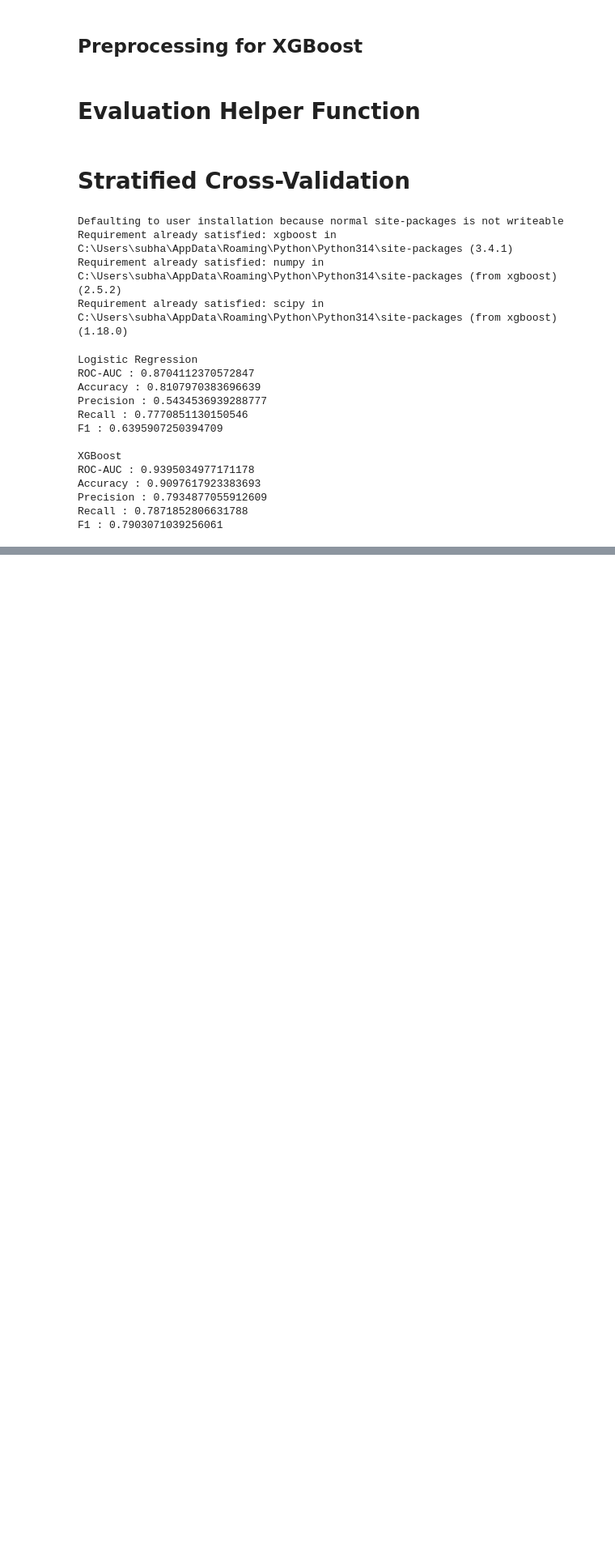
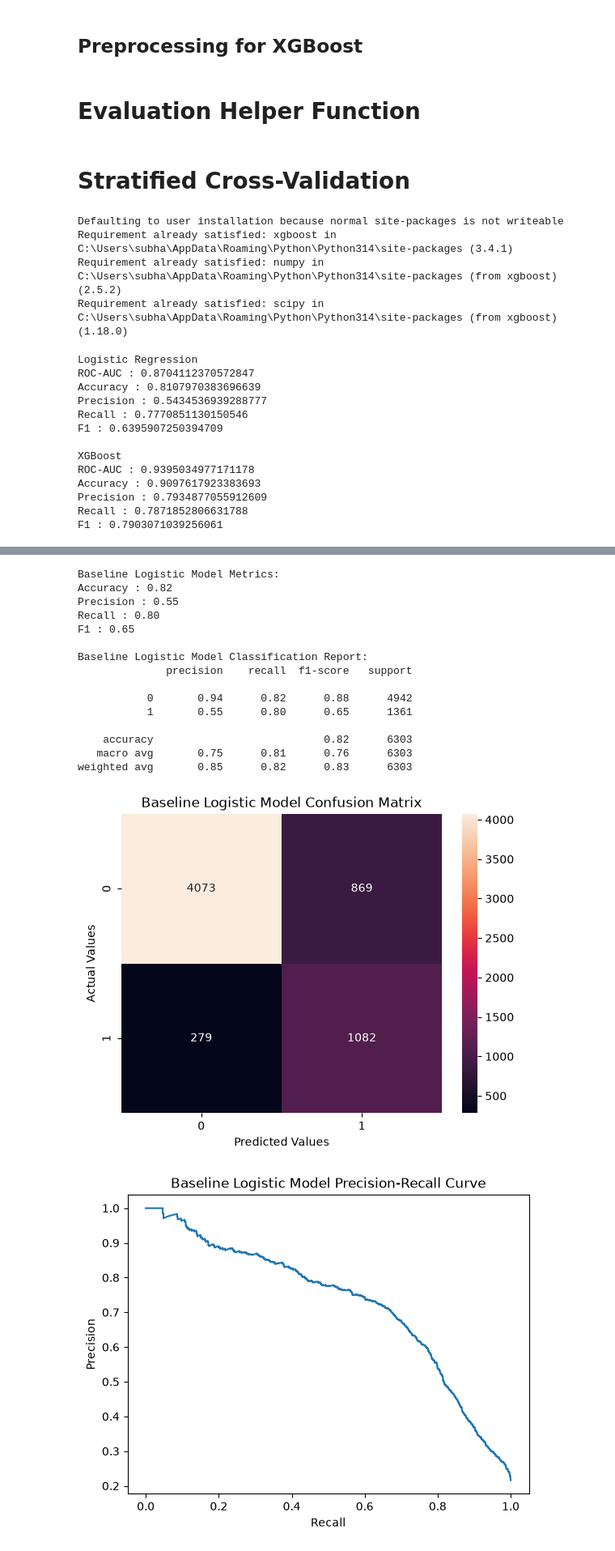
Before and after one commit to subhajit404/Credit-Risk-ML-System, a Jupyter notebook: main.ipynb, the cells around one changed output, grey strips where cells are left out. Shown at 81% size. Cells and saved outputs as stored; diff of their text form; code cells hidden in the pictures; blank space fills up the shorter version.

Commit message:
Baseline Model — Logistic Regression

```diff
--- a/main.ipynb
+++ b/main.ipynb
@@ -368,0 +371,7 @@ F1 : 0.7903071039256061
+# %%
+from sklearn.pipeline import Pipeline
+baseline_model = Pipeline([
+    ('preprocessor', preprocessor_lr),
+    ('classifier', LogisticRegression(class_weight= "balanced"))
+])
+baseline_model.fit(X_train, y_train)
@@ -368,0 +396,20 @@ F1 : 0.7903071039256061
+# %%
+evaluate_model("Baseline Logistic Model", baseline_model ,X_test, y_test)
+# %% [output]
+Baseline Logistic Model Metrics:
+Accuracy : 0.82
+Precision : 0.55
+Recall : 0.80
+F1 : 0.65
+
+Baseline Logistic Model Classification Report:
+              precision    recall  f1-score   support
+
+           0       0.94      0.82      0.88      4942
+           1       0.55      0.80      0.65      1361
+
+    accuracy                           0.82      6303
+   macro avg       0.75      0.81      0.76      6303
+weighted avg       0.85      0.82      0.83      6303
+[figure, added]
+[figure, added]
```
Also changed, not shown: parts of 2 cells of this notebook.
